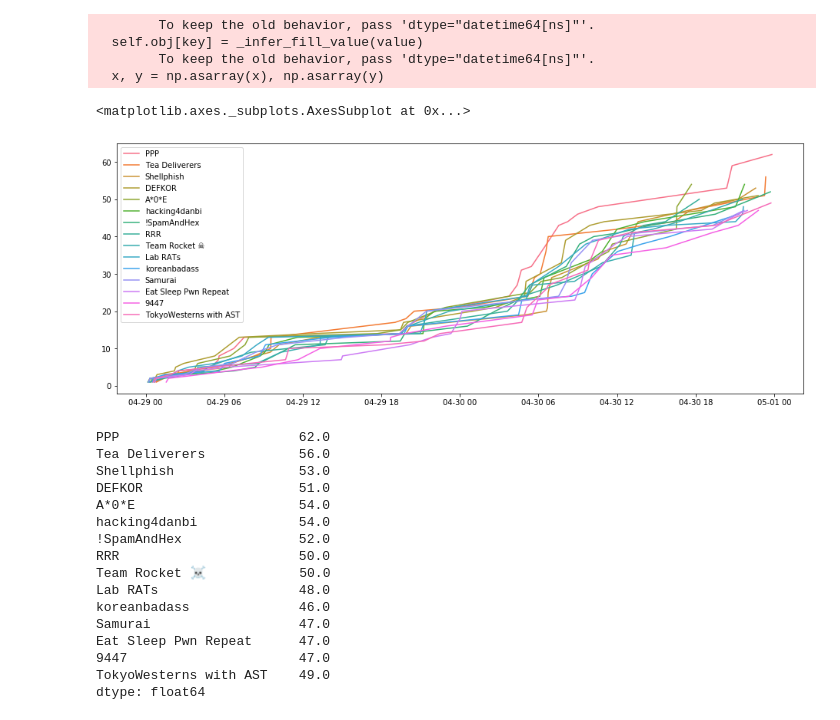
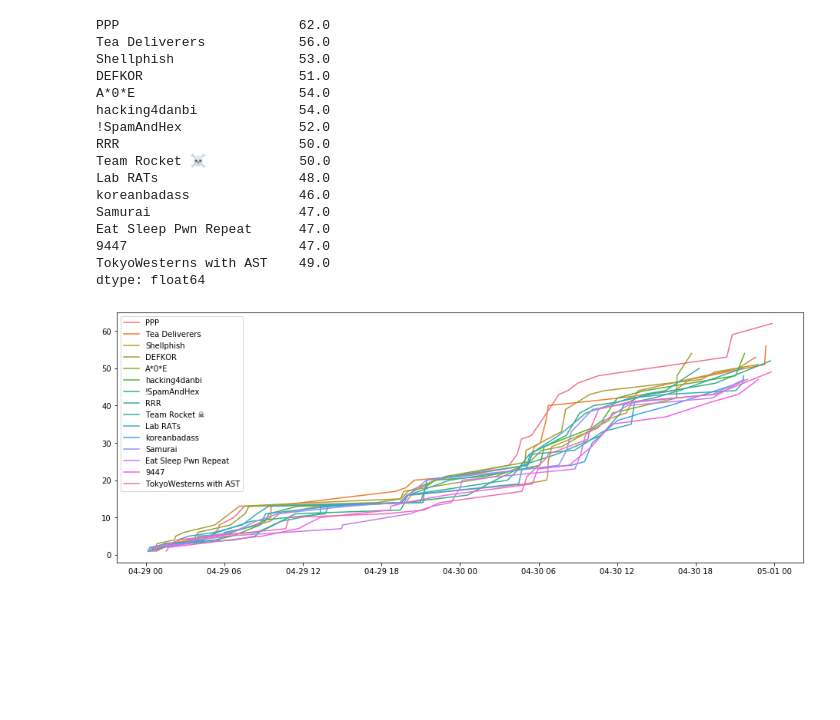
Before and after one commit to wwong/ctf-score-analysis, a Jupyter notebook: 2017-legitbs-quals.ipynb, the cells around one changed output. Drawn from its saved outputs; the diff is of its cells as text; code cells hidden in the pictures; blank space fills up the shorter version.

Commit message:
More charts

```diff
--- a/2017-legitbs-quals.ipynb
+++ b/2017-legitbs-quals.ipynb
@@ -20,7 +21,7 @@ class Scoreboard:
         return total_score
     def calculate_team_score_as_time_series(self, team_id):
         idx = self.solves.for_team(team_id).df.index
-        return pd.Series([s.calculate_team_score_at_time(team_id, idx) for idx in idx], index=idx, name=self.teams[team_id].name)
+        return pd.Series([self.calculate_team_score_at_time(team_id, idx) for idx in idx], index=idx, name=self.teams[team_id].name)
     def __repr__(self):
         return f"[Scoreboard with {len(teams)} teams, {len(challenges)} challenges, and {len(solves.df.index)} solves]"
 
@@ -65,6 +66,15 @@ class Team:
         return f"[team_id={self.team_id}, name={self.name}, solves={self.solved_challenges}]"
     def __repr__(self):
         return self.__str__()
+
+def plot_for_strat(all_teams, all_solves, strat_json_loader):
+    s_challenges = {x.challenge_id:x for x in map(strat_json_loader, challenges_r)}
+    s_scoreboard = Scoreboard(all_teams, s_challenges, all_solves)
+    s_series = map(s_scoreboard.calculate_team_score_as_time_series, team_ids)
+    s_ts = pd.concat(s_series, axis=1)
+    plt.figure(figsize=(16, 6))
+    sns.lineplot(data=s_ts, dashes=False)
+    return s_ts.apply(lambda x: x[x.last_valid_index()])
 # %%
 class SimplePointValueStrategy:
     def __init__(self, start_points, breakthrough_point_values=[]):
@@ -83,8 +93,10 @@ class SimplePointValueStrategy:
     def breakthrough_point_value(self, solves, team_id=None):
         if team_id == None or not self.breakthrough_point_values:
             return 0
+        print(solves[:len(self.breakthrough_point_values)])
         breakthrough_solves = solves[:len(self.breakthrough_point_values)]
         solve_indices = breakthrough_solves.query(f'team_id == {team_id}').index
+        #print('shape', solve_indices.shape)
         if solve_indices.shape[0] == 0:
             # No results returned
             return 0
@@ -98,8 +110,8 @@ class SimplePointValueStrategy:
     def __repr__(self):
         rep = f'[SimplePointValueStrategy start_points={self.start_points}'
         if self.breakthrough_point_values:
-            return rep + f' breakthrough_points={self.breakthrough_point_values}]'
-        return rep
+            return rep + f' breakthrough_points={self.breakthrough_point_values}'
+        return rep + ']'
 
 class SimplePointValueChallengeLoader:
     def from_json(challenge_json):
@@ -128,29 +225,21 @@ ts = pd.concat(series, axis=1)
-# %%
-plt.figure(figsize=(16, 6))
-sns.lineplot(data=ts, dashes=False)
-# %% [output]
-        To keep the old behavior, pass 'dtype="datetime64[ns]"'.
-  self.obj[key] = _infer_fill_value(value)
-        To keep the old behavior, pass 'dtype="datetime64[ns]"'.
-  x, y = np.asarray(x), np.asarray(y)
-<matplotlib.axes._subplots.AxesSubplot at 0x...>
-[figure, removed]
-# %%
-ts.apply(lambda x: x[x.last_valid_index()])
-# %% [output]
-PPP                       62.0
-Tea Deliverers            56.0
-Shellphish                53.0
-DEFKOR                    51.0
-A*0*E                     54.0
-hacking4danbi             54.0
-!SpamAndHex               52.0
-RRR                       50.0
-Team Rocket ☠️            50.0
-Lab RATs                  48.0
-koreanbadass              46.0
-Samurai                   47.0
-Eat Sleep Pwn Repeat      47.0
-9447                      47.0
-TokyoWesterns with AST    49.0
-dtype: float64
+# %%
+simple_scores = plot_for_strat(teams, solves, SimplePointValueChallengeLoader.from_json)
+simple_scores
+# %% [output]
+PPP                       62.0
+Tea Deliverers            56.0
+Shellphish                53.0
+DEFKOR                    51.0
+A*0*E                     54.0
+hacking4danbi             54.0
+!SpamAndHex               52.0
+RRR                       50.0
+Team Rocket ☠️            50.0
+Lab RATs                  48.0
+koreanbadass              46.0
+Samurai                   47.0
+Eat Sleep Pwn Repeat      47.0
+9447                      47.0
+TokyoWesterns with AST    49.0
+dtype: float64
+[figure, added]
```
Also changed, not shown: parts of 14 cells of this notebook.
